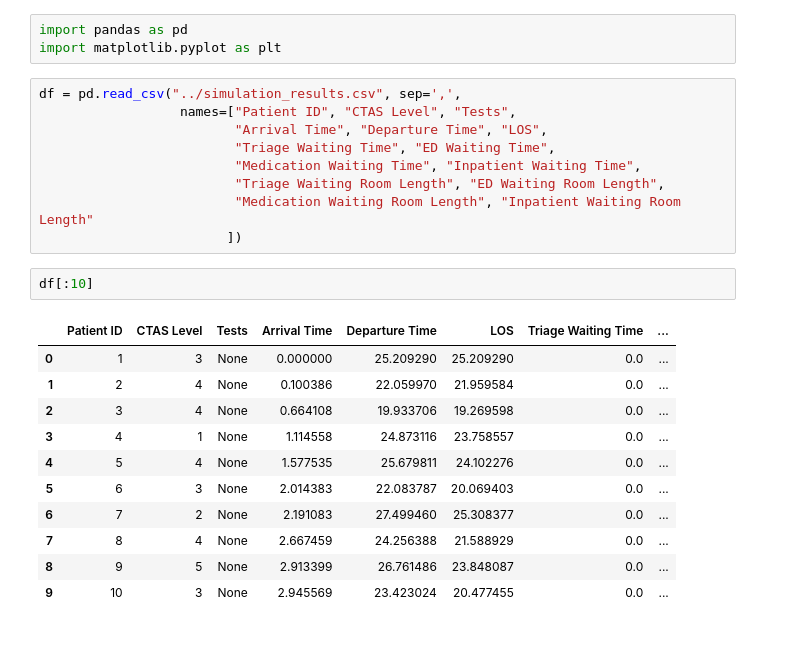
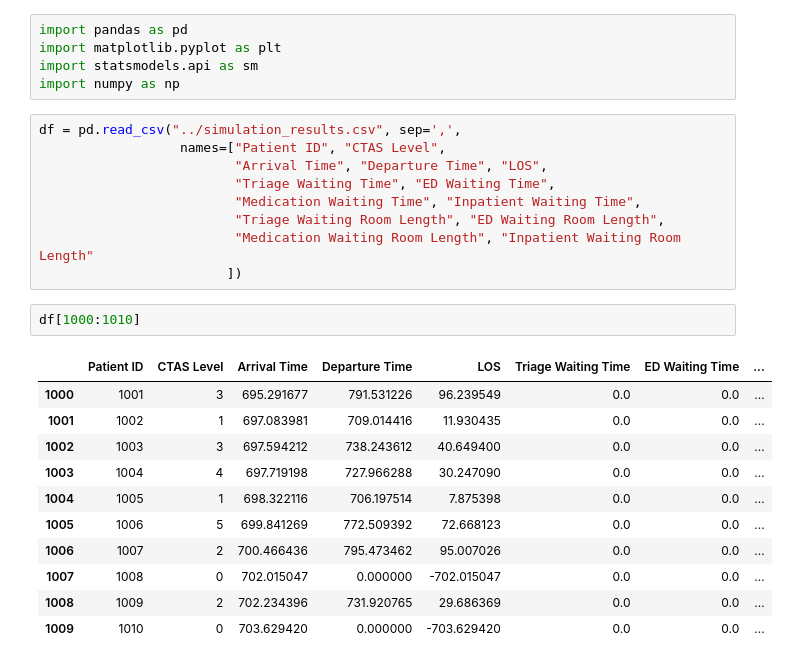
Before and after one commit to SaashaJoshi/ER-FlowSim, a Jupyter notebook: jupyter_notebooks/LOS-is-MultiModal.ipynb, the cells around one changed output. Saved outputs shown, nothing was run; the diff lists cells and outputs as text.

```diff
--- a/jupyter_notebooks/LOS-is-MultiModal.ipynb
+++ b/jupyter_notebooks/LOS-is-MultiModal.ipynb
@@ -1,9 +1,11 @@
 # %%
 import pandas as pd
 import matplotlib.pyplot as plt
+import statsmodels.api as sm
+import numpy as np
 # %%
 df = pd.read_csv("../simulation_results.csv", sep=',',
-                  names=["Patient ID", "CTAS Level", "Tests",
+                  names=["Patient ID", "CTAS Level",
                          "Arrival Time", "Departure Time", "LOS",
                          "Triage Waiting Time", "ED Waiting Time",
                          "Medication Waiting Time", "Inpatient Waiting Time",
@@ -11,19 +13,19 @@ df = pd.read_csv("../simulation_results.csv", sep=',',
                          "Medication Waiting Room Length", "Inpatient Waiting Room Length"
                         ])
 # %%
-df[:10]
+df[1000:1010]
 # %% [output]
-|  | Patient ID | CTAS Level | Tests | Arrival Time | Departure Time | LOS | Triage Waiting Time | ... |
-| 0 | 1 | 3 | None | 0.000000 | 25.209290 | 25.209290 | 0.0 | ... |
-| 1 | 2 | 4 | None | 0.100386 | 22.059970 | 21.959584 | 0.0 | ... |
-| 2 | 3 | 4 | None | 0.664108 | 19.933706 | 19.269598 | 0.0 | ... |
-| 3 | 4 | 1 | None | 1.114558 | 24.873116 | 23.758557 | 0.0 | ... |
-| 4 | 5 | 4 | None | 1.577535 | 25.679811 | 24.102276 | 0.0 | ... |
-| 5 | 6 | 3 | None | 2.014383 | 22.083787 | 20.069403 | 0.0 | ... |
-| 6 | 7 | 2 | None | 2.191083 | 27.499460 | 25.308377 | 0.0 | ... |
-| 7 | 8 | 4 | None | 2.667459 | 24.256388 | 21.588929 | 0.0 | ... |
-| 8 | 9 | 5 | None | 2.913399 | 26.761486 | 23.848087 | 0.0 | ... |
-| 9 | 10 | 3 | None | 2.945569 | 23.423024 | 20.477455 | 0.0 | ... |
+|  | Patient ID | CTAS Level | Arrival Time | Departure Time | LOS | Triage Waiting Time | ED Waiting Time | ... |
+| 1000 | 1001 | 3 | 695.291677 | 791.531226 | 96.239549 | 0.0 | 0.0 | ... |
+| 1001 | 1002 | 1 | 697.083981 | 709.014416 | 11.930435 | 0.0 | 0.0 | ... |
+| 1002 | 1003 | 3 | 697.594212 | 738.243612 | 40.649400 | 0.0 | 0.0 | ... |
+| 1003 | 1004 | 4 | 697.719198 | 727.966288 | 30.247090 | 0.0 | 0.0 | ... |
+| 1004 | 1005 | 1 | 698.322116 | 706.197514 | 7.875398 | 0.0 | 0.0 | ... |
+| 1005 | 1006 | 5 | 699.841269 | 772.509392 | 72.668123 | 0.0 | 0.0 | ... |
+| 1006 | 1007 | 2 | 700.466436 | 795.473462 | 95.007026 | 0.0 | 0.0 | ... |
+| 1007 | 1008 | 0 | 702.015047 | 0.000000 | -702.015047 | 0.0 | 0.0 | ... |
+| 1008 | 1009 | 2 | 702.234396 | 731.920765 | 29.686369 | 0.0 | 0.0 | ... |
+| 1009 | 1010 | 0 | 703.629420 | 0.000000 | -703.629420 | 0.0 | 0.0 | ... |
 # %%
 los_vals = []
 for items in df["LOS"]:
```
Also changed, not shown: parts of 9 cells of this notebook, 6 other files.
